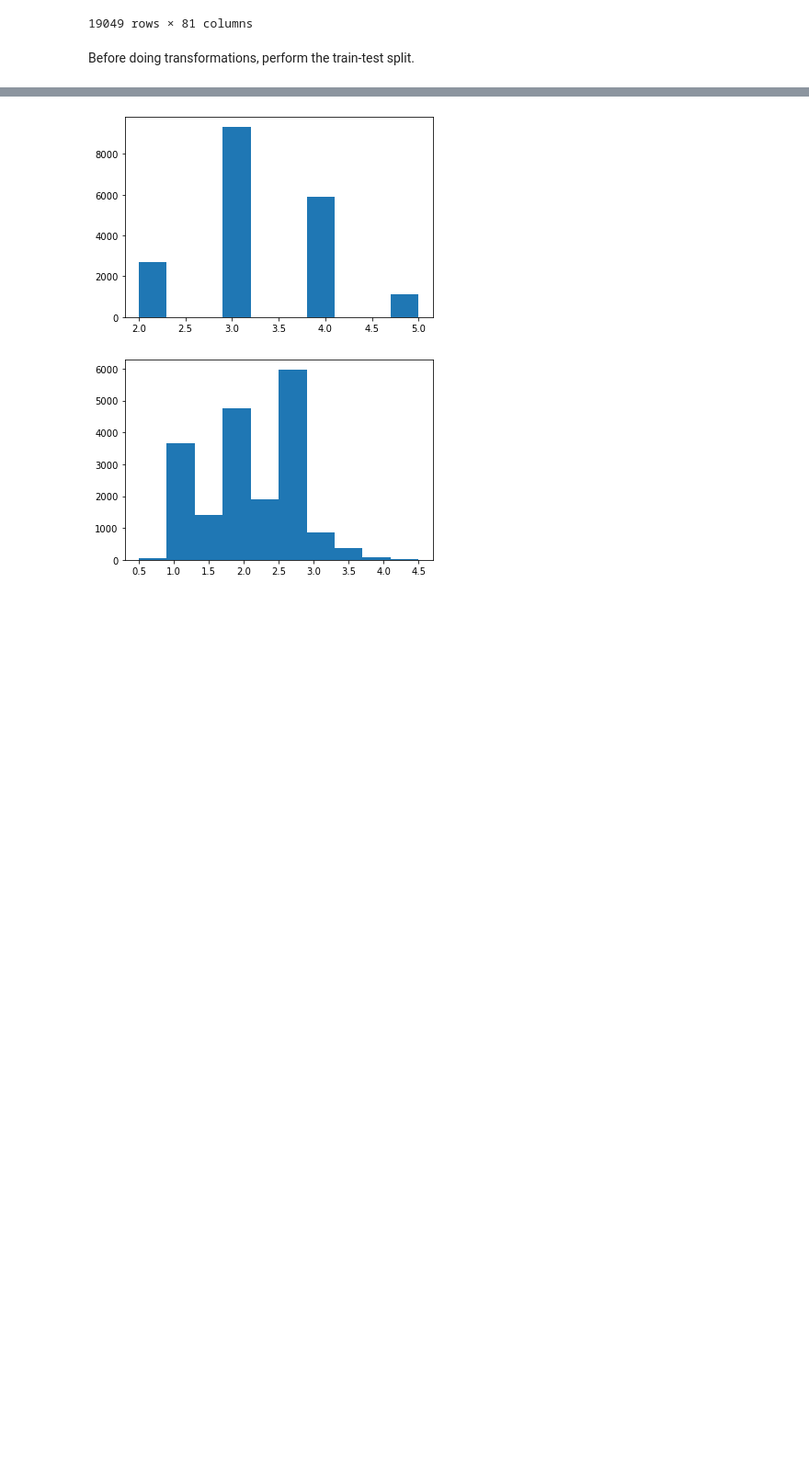
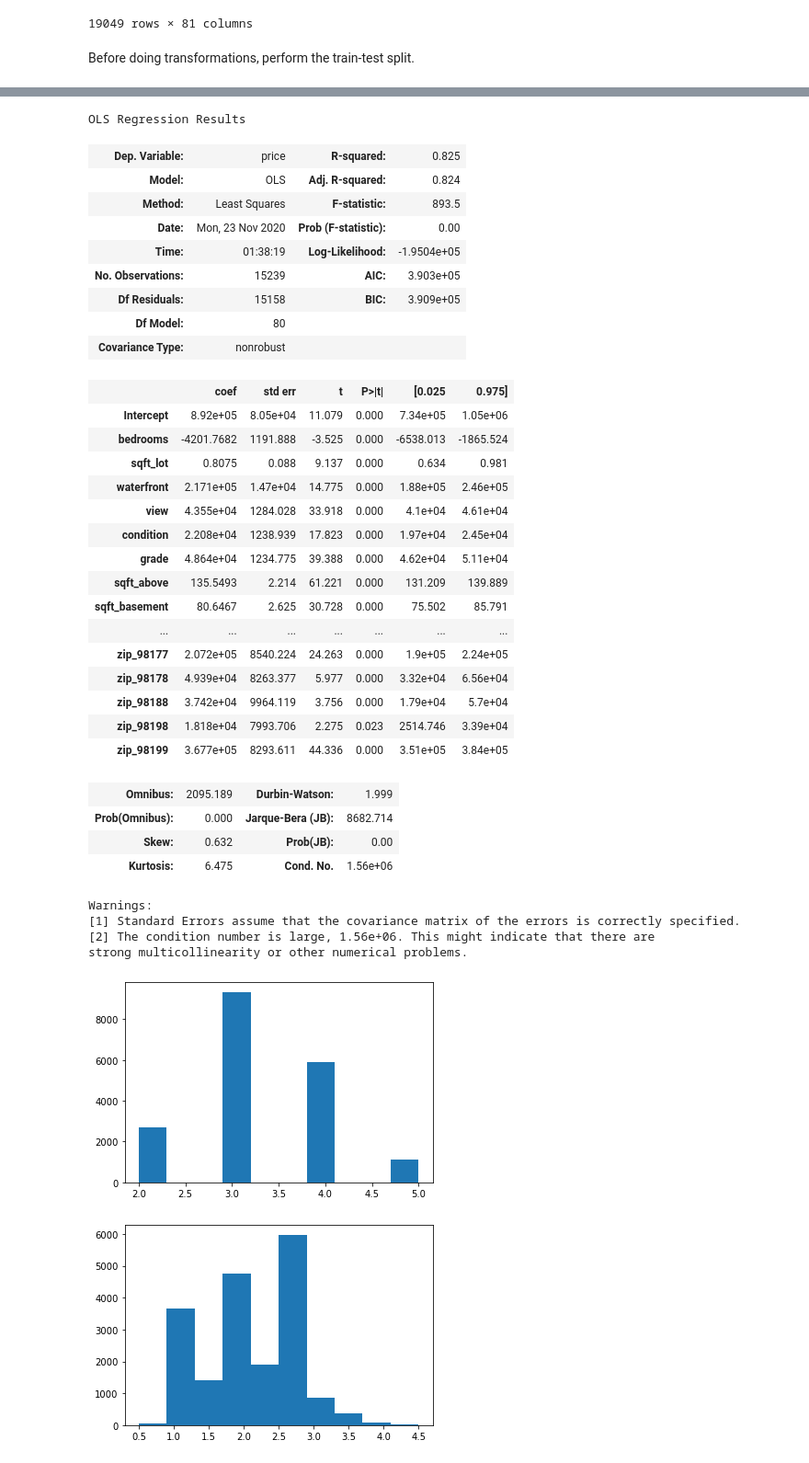
Before and after one commit to Maltanno/Phase2_Project, a Jupyter notebook: temp.ipynb, the cells around one changed output, grey strips where cells are left out. Shown at 92% size. Cells and saved outputs as stored; diff of their text form; code cells hidden in the pictures; blank space fills up the shorter version.

Commit message:
added model stats

```diff
--- a/temp.ipynb
+++ b/temp.ipynb
@@ -509,3 +575,43 @@ x_cols.remove(outcome)
+# %%
+predictors = '+'.join(x_cols)
+formula = outcome + '~' + predictors
+model = ols(formula=formula, data=train).fit()
+model.summary()
+# %% [output]
+OLS Regression Results
+| Dep. Variable: | price | R-squared: | 0.825 |
+| Model: | OLS | Adj. R-squared: | 0.824 |
+| Method: | Least Squares | F-statistic: | 893.5 |
+| Date: | Mon, 23 Nov 2020 | Prob (F-statistic): | 0.00 |
+| Time: | 01:38:19 | Log-Likelihood: | -1.9504e+05 |
+| No. Observations: | 15239 | AIC: | 3.903e+05 |
+| Df Residuals: | 15158 | BIC: | 3.909e+05 |
+| Df Model: | 80 |  |  |
+| Covariance Type: | nonrobust |  |  |
+|  | coef | std err | t | P>|t| | [0.025 | 0.975] |
+| Intercept | 8.92e+05 | 8.05e+04 | 11.079 | 0.000 | 7.34e+05 | 1.05e+06 |
+| bedrooms | -4201.7682 | 1191.888 | -3.525 | 0.000 | -6538.013 | -1865.524 |
+| sqft_lot | 0.8075 | 0.088 | 9.137 | 0.000 | 0.634 | 0.981 |
+| waterfront | 2.171e+05 | 1.47e+04 | 14.775 | 0.000 | 1.88e+05 | 2.46e+05 |
+| view | 4.355e+04 | 1284.028 | 33.918 | 0.000 | 4.1e+04 | 4.61e+04 |
+| condition | 2.208e+04 | 1238.939 | 17.823 | 0.000 | 1.97e+04 | 2.45e+04 |
+| grade | 4.864e+04 | 1234.775 | 39.388 | 0.000 | 4.62e+04 | 5.11e+04 |
+| sqft_above | 135.5493 | 2.214 | 61.221 | 0.000 | 131.209 | 139.889 |
+| sqft_basement | 80.6467 | 2.625 | 30.728 | 0.000 | 75.502 | 85.791 |
+| ... | ... | ... | ... | ... | ... | ... |
+| zip_98177 | 2.072e+05 | 8540.224 | 24.263 | 0.000 | 1.9e+05 | 2.24e+05 |
+| zip_98178 | 4.939e+04 | 8263.377 | 5.977 | 0.000 | 3.32e+04 | 6.56e+04 |
+| zip_98188 | 3.742e+04 | 9964.119 | 3.756 | 0.000 | 1.79e+04 | 5.7e+04 |
+| zip_98198 | 1.818e+04 | 7993.706 | 2.275 | 0.023 | 2514.746 | 3.39e+04 |
+| zip_98199 | 3.677e+05 | 8293.611 | 44.336 | 0.000 | 3.51e+05 | 3.84e+05 |
+| Omnibus: | 2095.189 | Durbin-Watson: | 1.999 |
+| Prob(Omnibus): | 0.000 | Jarque-Bera (JB): | 8682.714 |
+| Skew: | 0.632 | Prob(JB): | 0.00 |
+| Kurtosis: | 6.475 | Cond. No. | 1.56e+06 |
+Warnings:
+[1] Standard Errors assume that the covariance matrix of the errors is correctly specified.
+[2] The condition number is large, 1.56e+06. This might indicate that there are
+strong multicollinearity or other numerical problems.
 # %%
 plt.hist('bedrooms', data=data);
 # %% [output]
```
Also changed, not shown: parts of 12 cells of this notebook.
